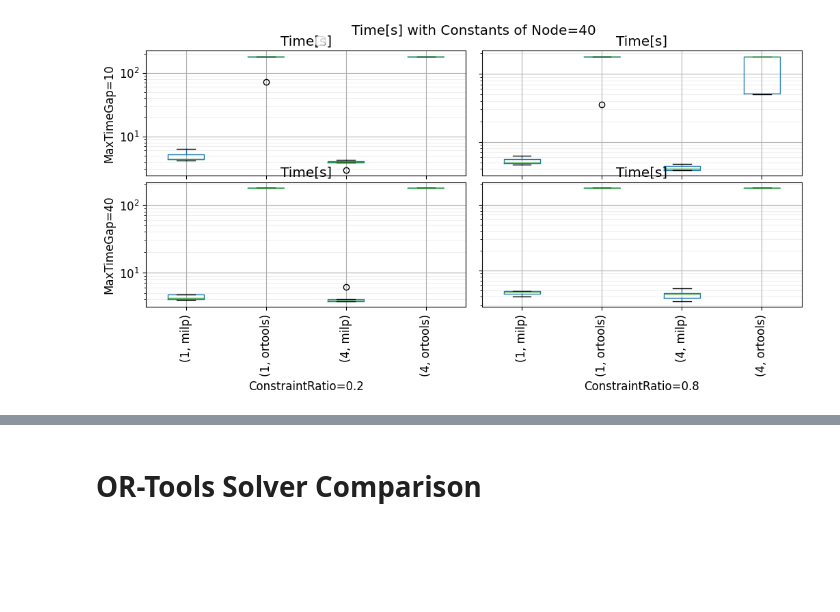
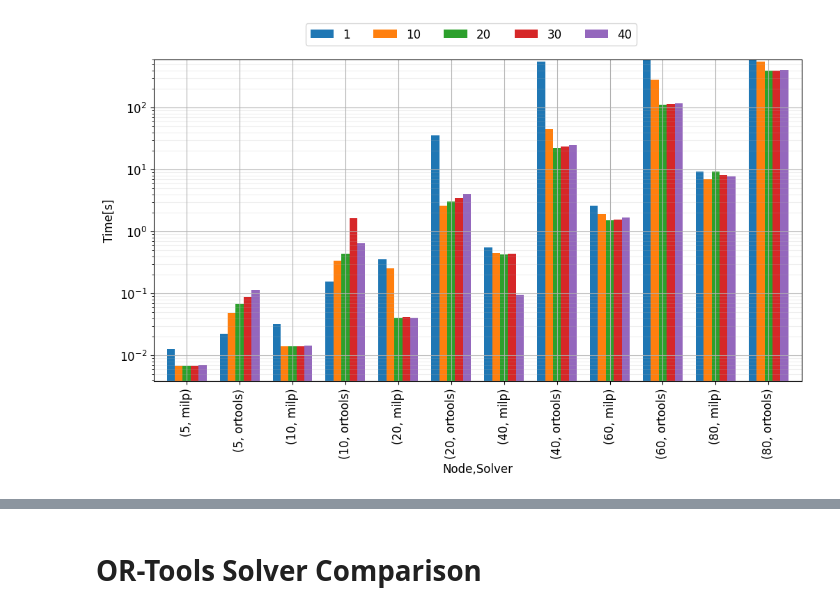
Before and after one commit to watakandai/specless, a Jupyter notebook: examples/VisitMultiColoredLocations/plot.ipynb, the cells around one changed output, grey strips where cells are left out. Drawn from its saved outputs; the diff is of its cells as text; code cells hidden in the pictures; blank space fills up the shorter version.

```diff
--- a/examples/VisitMultiColoredLocations/plot.ipynb
+++ b/examples/VisitMultiColoredLocations/plot.ipynb
@@ -4,6 +5,6 @@ import copy
 import matplotlib.pyplot as plt
 from matplotlib.ticker import NullFormatter
 # %%
-df_original = pd.read_csv("main.csv").drop(columns=["Tours"])
+df_original = pd.read_csv("main_with_tpo.csv").drop(columns=["Tours"])
 df_original.head(20)
 # %% [output]
@@ -28,7 +29,9 @@ df_original.head(20)
 # Replace the time of the rows whose costs are infinite
 ### Inplace
 df = copy.deepcopy(df_original)
-# df.loc[df["Cost"] == float("inf"), "Time[s]"] = 180
+df.loc[df["Cost"]==-1, "Time[s]"] = 0
+df.loc[df["Cost"]==float('inf'), "Time[s]"] = 600
+
 ### Edit the copied df.
 # df[df["Cost"] == float("inf")]["Time[s]"] = 180
 # %%
@@ -47,74 +85,47 @@ print(Nodes)
 
 ConstraintRatio = df["ConstraintRatio"].unique()
 print(ConstraintRatio)
+# ConstraintRatio = [0.25]
 
 MaxTimeGap = df["MaxTimeGap"].unique()
 print(MaxTimeGap)
+# MaxTimeGap = [30]
 
 Agents = df["Agent"].unique()
 print(Agents)
 
 xLabel = "MaxTimeGap"
 yLabel = "ConstraintRatio"
+zLabel = "Solver"
 xElems = MaxTimeGap
 yElems = ConstraintRatio
-
+zElems = Solvers
 evalColumn = "Time[s]"
 
-fig, axes = plt.subplots(nrows=len(xElems), ncols=len(yElems), figsize=(12, 5))
 
-for irow, xelem in enumerate(xElems):
-    for icol, yelem in enumerate(yElems):
-        df.loc[(df[xLabel] == xelem) & (df[yLabel] == yelem)].boxplot(
-            column=[evalColumn],
-            by=["Agent", "Solver"],
-            grid=True,
-            rot=90,
-            ax=axes[irow, icol],
-        )
-        axes[irow, icol].set_yscale("log")
-        # ].set_index(["Nodes", "Agent", "Solver"]).unstack().plot(
-        #     kind="bar",
-        #     y="Time[s]",
-        #     grid=True,
-        #     # rot=0,
-        #     ax=axes[irow, icol],
-        #     ylim=(0, 20),
-        #     legend=False,
-        #     logy=True,
-        #     width=0.75,
-        # )
+fig, ax = plt.subplots(figsize=(12, 6))
+df.groupby(["Node", "Agent", "Solver"])['Time[s]'].mean().reset_index()\
+    .set_index(["Node", "Solver", "Agent"]).unstack()\
+    .plot(
+        kind="bar",
+        y="Time[s]",
+        grid=True,
+        # rot=0,
+        ax=ax,
+        ylim=(0, 600),
+        legend=False,
+        logy=True,
+        width=0.75,
+    )
+ax.set_yscale("log")
 
-        axes[irow, icol].grid("on", which="minor", axis="x", alpha=0.2)
-        axes[irow, icol].grid("on", which="minor", axis="y", alpha=0.2)
-
-        if icol == 0:
-            axis = axes[irow, icol].get_yaxis()
-            axis.set_label_text(f"{xLabel}={xelem}")
-        else:
-            axis = axes[irow, icol].get_yaxis()
-            # axis.set_ticks_position('none')
-            # axis.set_label_text()
-            axis.set_major_formatter(NullFormatter())
-            # axis.set_visible(False)
-            axes[irow, icol].set(xlabel=None)
-
-        if irow == len(xElems) - 1:
-            axis = axes[irow, icol].get_xaxis()
-            axis.set_label_text(f"{yLabel}={yelem}")
-        else:
-            axis = axes[irow, icol].get_xaxis()
-            # axis.set_label_text()
-            # axis.set_ticks_position('none')
-            axis.set_major_formatter(NullFormatter())
-            # axis.set_visible(False)
-            axes[irow, icol].set(xlabel=None)
-
+ax.grid("on", which="minor", axis="x", alpha=0.2)
+ax.grid("on", which="minor", axis="y", alpha=0.2)
+ax.set_ylabel("Time[s]")
 
 consts = {c: df[c].iloc[0] for c in df.columns if len(df[c].unique()) == 1}
 const_strs = [f"{k}={v}" for k, v in consts.items()]
 const_str = " ".join(const_strs)
-fig.suptitle(f"{evalColumn} with Constants of {const_str}")
 
 plt.subplots_adjust(wspace=0.05, hspace=0.05)
 # fig.tight_layout()
@@ -122,8 +133,8 @@ plt.legend(
     bbox_to_anchor=(0.3, 0.9),
     loc="lower left",
     bbox_transform=fig.transFigure,
-    ncol=len(Agents),
+    ncol=len(Agents)*len(Solvers),
 )
-plt.savefig("benchmark.png", dpi=300)
+plt.savefig(f"benchmark.png", dpi=300)
 # %% [output]
 ['milp' 'ortools']
@@ -135 +145 @@ No artists with labels found to put in legend.  Note that artists whose label st
-[figure, old version]
+[figure, new version]
```
Also changed, not shown: parts of 16 cells of this notebook, 11 other files.
